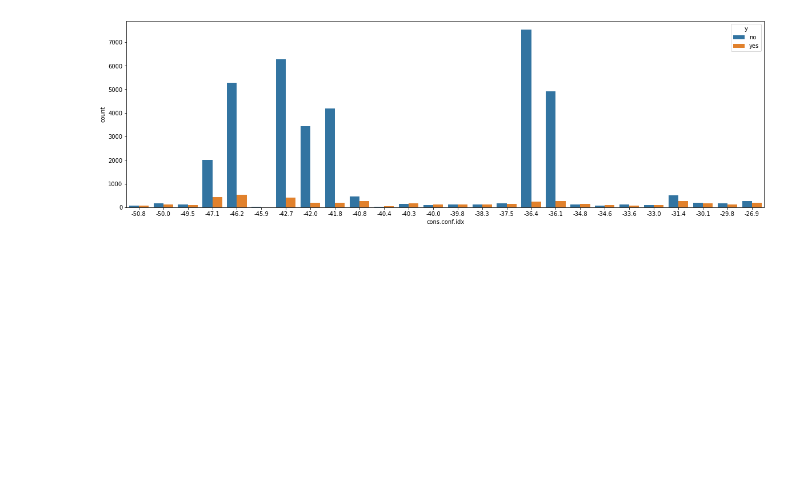
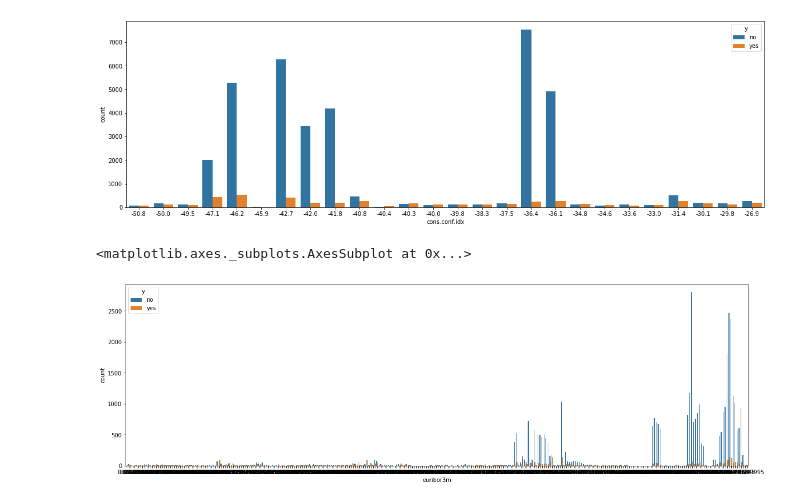
Before and after one commit to kavehamini/Bank_Marketing, a Jupyter notebook: Bank_Marketing.ipynb, the cells around one changed output. Cells and saved outputs as stored; diff of their text form; code cells hidden in the pictures; blank space fills up the shorter version.

```diff
--- a/Bank_Marketing.ipynb
+++ b/Bank_Marketing.ipynb
@@ -273,3 +273,10 @@ sns.countplot(x='cons.conf.idx', data=df, hue='y')
 # %% [output]
 <matplotlib.axes._subplots.AxesSubplot at 0x...>
 [figure]
+# %%
+#plotting the number of successful campaigns with regards to euribor 3 month rate - daily indicator
+plt.figure(figsize=(20,6))
+sns.countplot(x='euribor3m', data=df, hue='y')
+# %% [output]
+<matplotlib.axes._subplots.AxesSubplot at 0x...>
+[figure, added]
```
Also changed, not shown: parts of 1 cell of this notebook.
